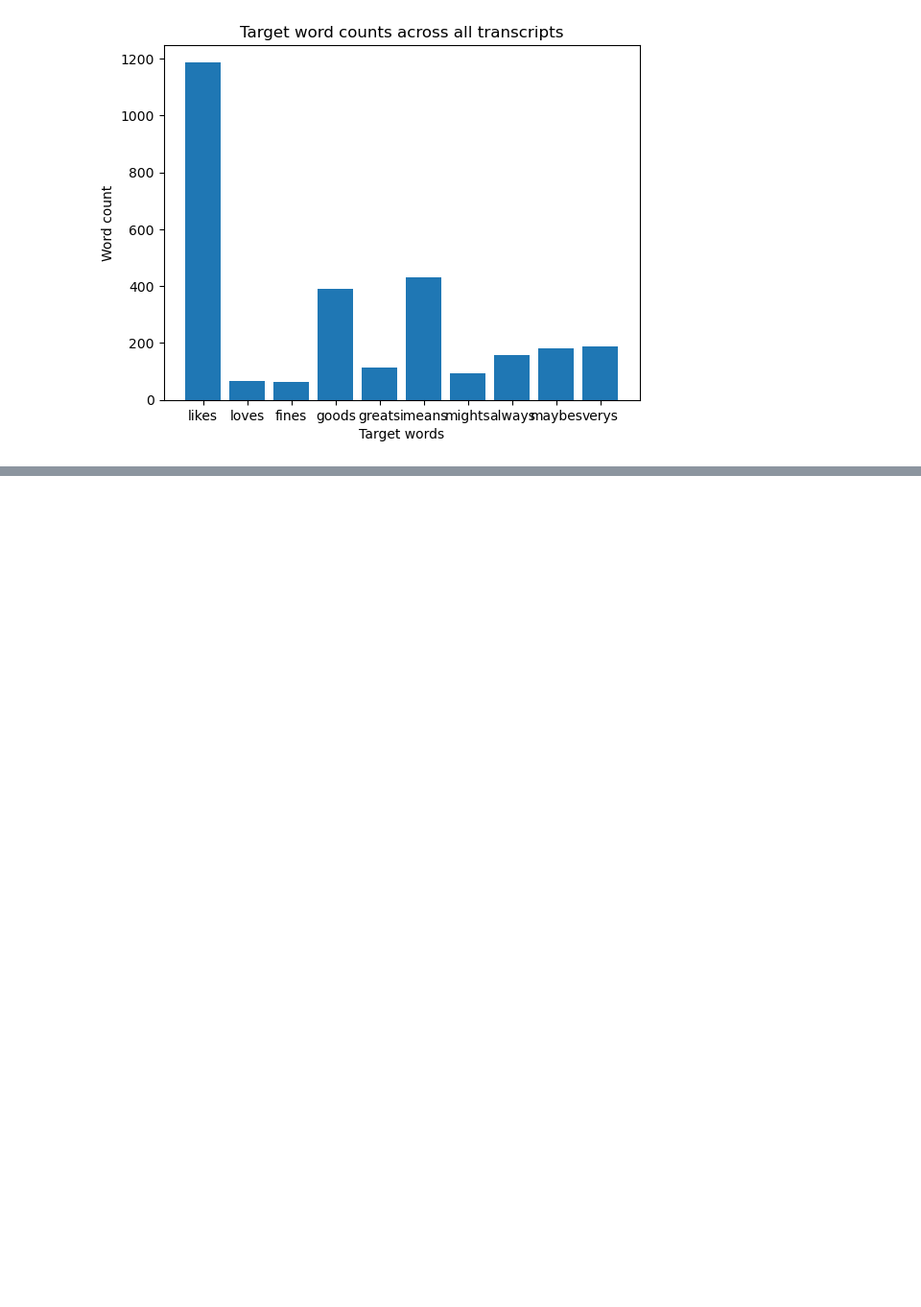
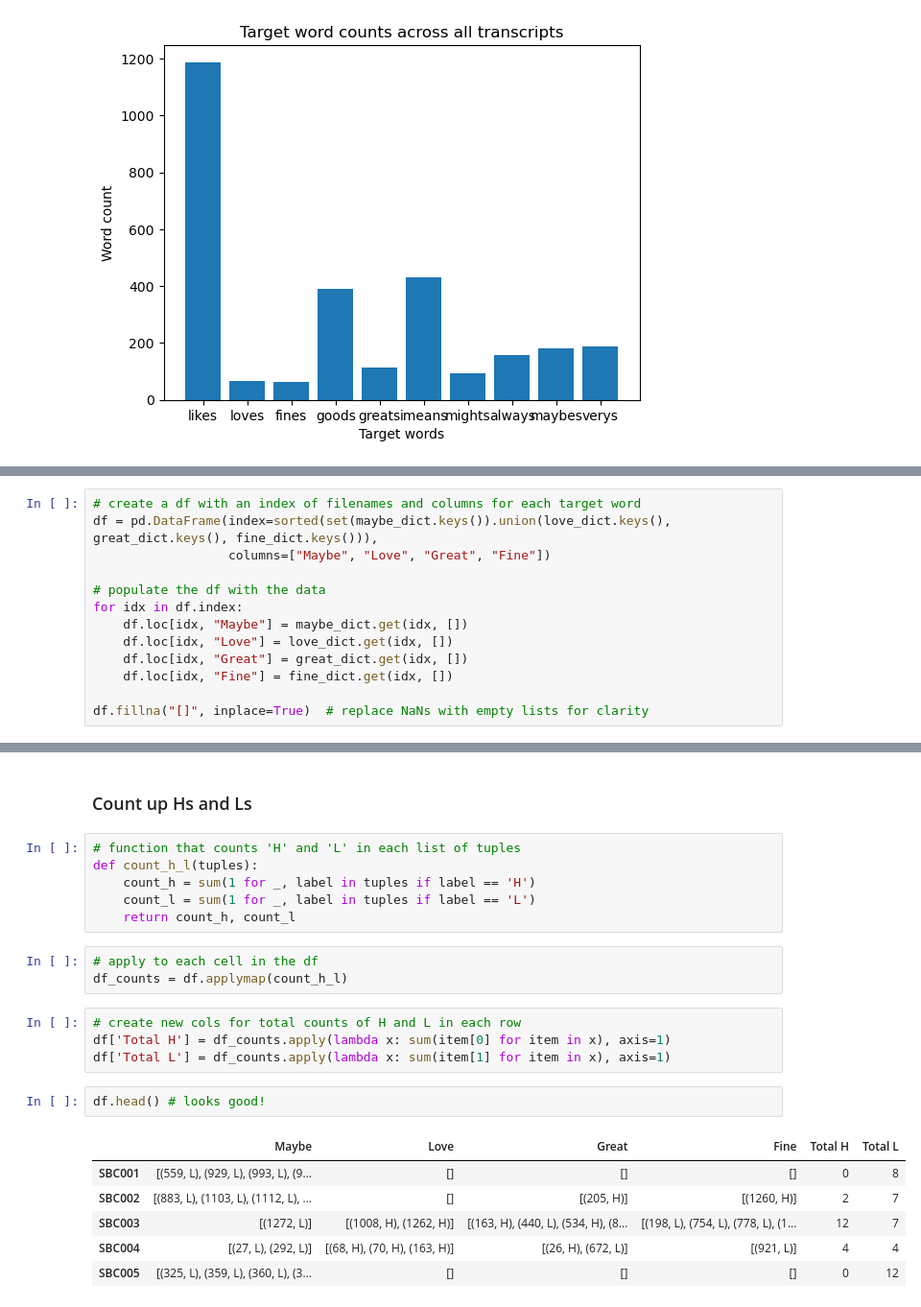
Before and after one commit to Data-Science-for-Linguists-2024/Stance-Taking, a Jupyter notebook: notebooks/analyzing_sbcsae.ipynb, the cells around one changed output, grey strips where cells are left out. Shown: that part at 96% size. Saved outputs shown, nothing was run; the diff lists cells and outputs as text; blank space fills up the shorter version.

```diff
--- a/notebooks/analyzing_sbcsae.ipynb
+++ b/notebooks/analyzing_sbcsae.ipynb
@@ -210,0 +254,13 @@ plt.show()
+# %%
+# create a df with an index of filenames and columns for each target word
+df = pd.DataFrame(index=sorted(set(maybe_dict.keys()).union(love_dict.keys(), great_dict.keys(), fine_dict.keys())),
+                  columns=["Maybe", "Love", "Great", "Fine"])
+
+# populate the df with the data
+for idx in df.index:
+    df.loc[idx, "Maybe"] = maybe_dict.get(idx, [])
+    df.loc[idx, "Love"] = love_dict.get(idx, [])
+    df.loc[idx, "Great"] = great_dict.get(idx, [])
+    df.loc[idx, "Fine"] = fine_dict.get(idx, [])
+
+df.fillna("[]", inplace=True)  # replace NaNs with empty lists for clarity
@@ -210,0 +298,24 @@ plt.show()
+# %% [markdown]
+### Count up Hs and Ls
+# %%
+# function that counts 'H' and 'L' in each list of tuples
+def count_h_l(tuples):
+    count_h = sum(1 for _, label in tuples if label == 'H')
+    count_l = sum(1 for _, label in tuples if label == 'L')
+    return count_h, count_l
+# %%
+# apply to each cell in the df
+df_counts = df.applymap(count_h_l)
+# %%
+# create new cols for total counts of H and L in each row
+df['Total H'] = df_counts.apply(lambda x: sum(item[0] for item in x), axis=1)
+df['Total L'] = df_counts.apply(lambda x: sum(item[1] for item in x), axis=1)
+# %%
+df.head() # looks good!
+# %% [output]
+|  | Maybe | Love | Great | Fine | Total H | Total L |
+| SBC001 | [(559, L), (929, L), (993, L), (9... | [] | [] | [] | 0 | 8 |
+| SBC002 | [(883, L), (1103, L), (1112, L), ... | [] | [(205, H)] | [(1260, H)] | 2 | 7 |
+| SBC003 | [(1272, L)] | [(1008, H), (1262, H)] | [(163, H), (440, L), (534, H), (8... | [(198, L), (754, L), (778, L), (1... | 12 | 7 |
+| SBC004 | [(27, L), (292, L)] | [(68, H), (70, H), (163, H)] | [(26, H), (672, L)] | [(921, L)] | 4 | 4 |
+| SBC005 | [(325, L), (359, L), (360, L), (3... | [] | [] | [] | 0 | 12 |
```
Also changed, not shown: parts of 48 cells of this notebook.
